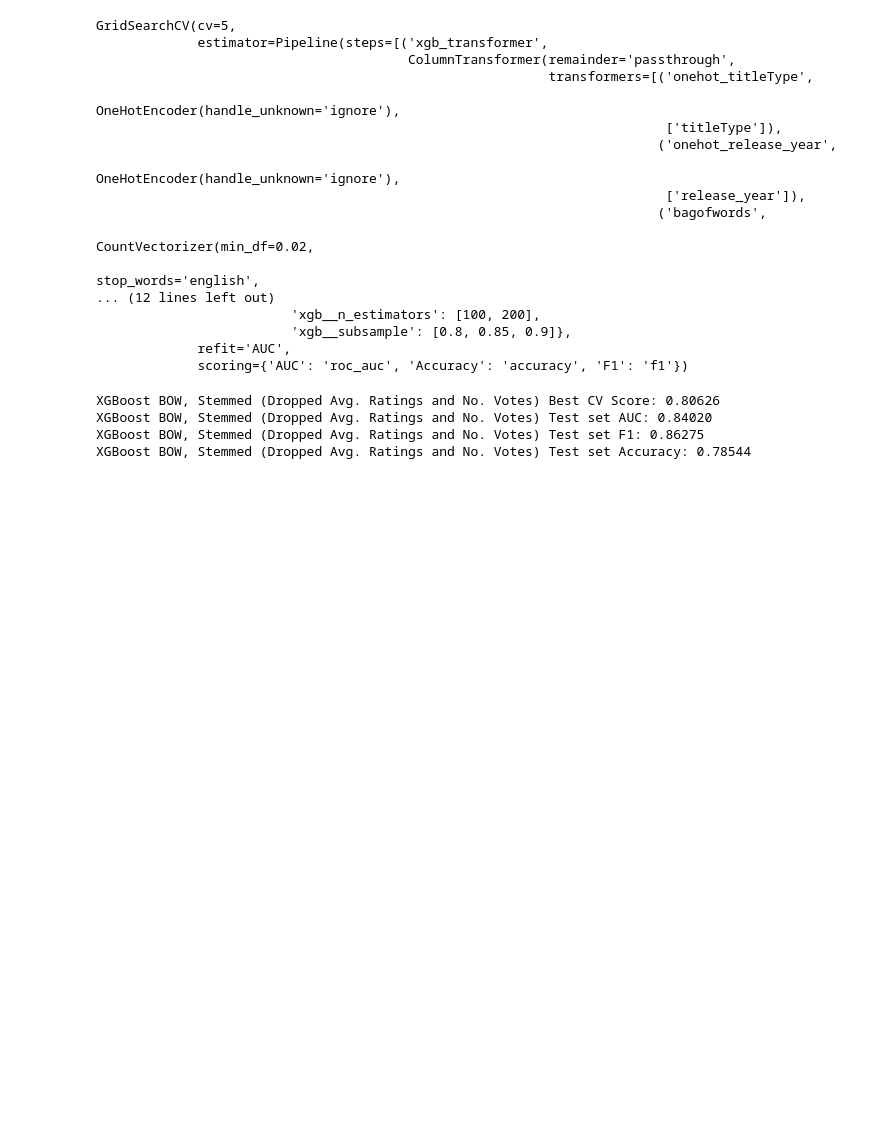
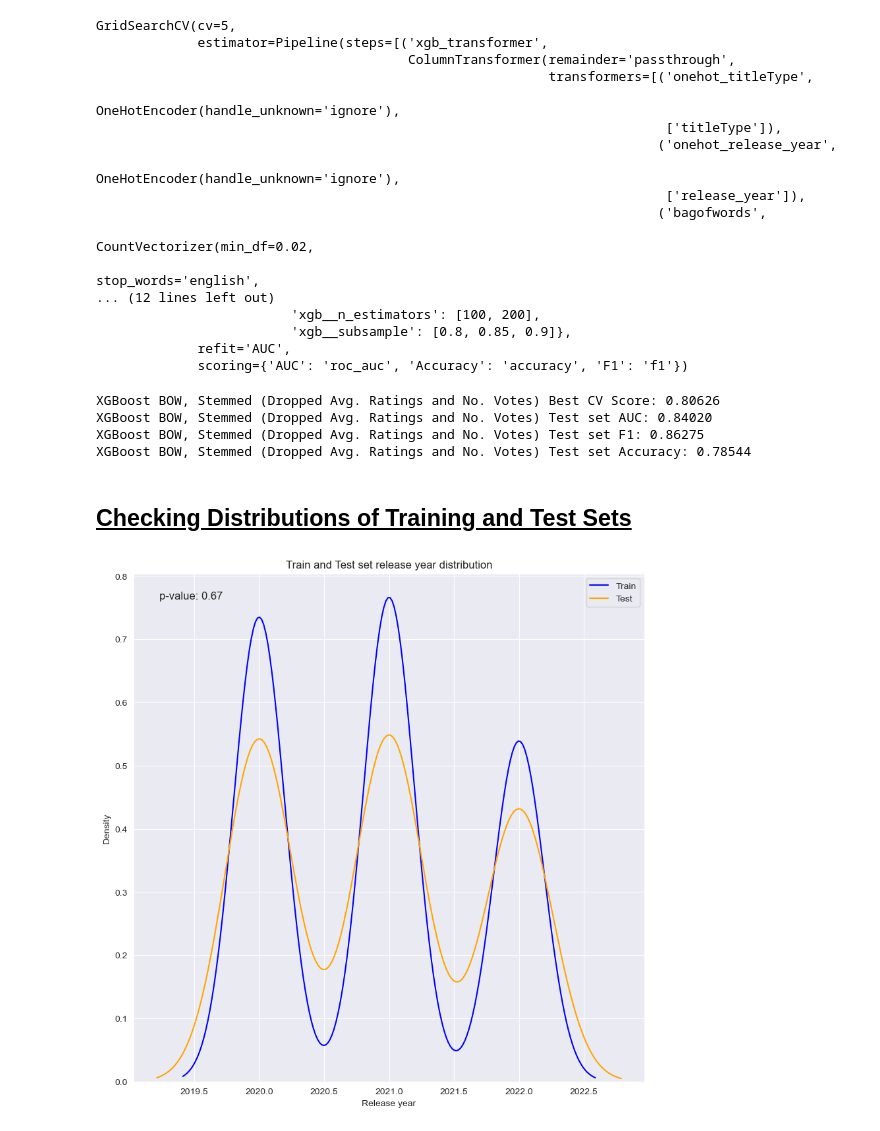
Before and after one commit to Joeyzect/Netflix_ALab_2022, a Jupyter notebook: notebooks/16-yen-tvshows-redux-modelling-final.ipynb, the cells around one changed output. Saved outputs shown, nothing was run; the diff lists cells and outputs as text; code cells hidden in the pictures; blank space fills up the shorter version.

```diff
--- a/notebooks/16-yen-tvshows-redux-modelling-final.ipynb
+++ b/notebooks/16-yen-tvshows-redux-modelling-final.ipynb
@@ -1553,3 +1663,30 @@ XGBoost BOW, Stemmed (Dropped Avg. Ratings and No. Votes) Best CV Score: 0.80626
 XGBoost BOW, Stemmed (Dropped Avg. Ratings and No. Votes) Test set AUC: 0.84020
 XGBoost BOW, Stemmed (Dropped Avg. Ratings and No. Votes) Test set F1: 0.86275
 XGBoost BOW, Stemmed (Dropped Avg. Ratings and No. Votes) Test set Accuracy: 0.78544
+# %% [markdown]
+## <u>Checking Distributions of Training and Test Sets
+# %%
+#Make sure the train and test set release year distribution is not statistically different
+
+from scipy.stats import ttest_ind
+
+ttest_ind(X_train['release_year'], X_test['release_year'])
+
+#Now plot it
+
+import matplotlib.pyplot as plt
+import seaborn as sns
+
+sns.set_style('darkgrid')
+
+fig, ax = plt.subplots(figsize=(10, 10))
+sns.kdeplot(X_train['release_year'], ax=ax, color='blue', label='Train')
+sns.kdeplot(X_test['release_year'], ax=ax, color='orange', label='Test')
+ax.set_title('Train and Test set release year distribution')
+ax.set_xlabel('Release year')
+ax.set_ylabel('Density')
+ax.legend()
+ax.annotate(f'p-value: {ttest_ind(X_train["release_year"], X_test["release_year"])[1]:.2f}', xy=(0.05, 0.95), xycoords='axes fraction', fontsize=12)
+plt.show()
+# %% [output]
+[figure, added]
```
Also changed, not shown: parts of 28 cells of this notebook, 2 other files.
